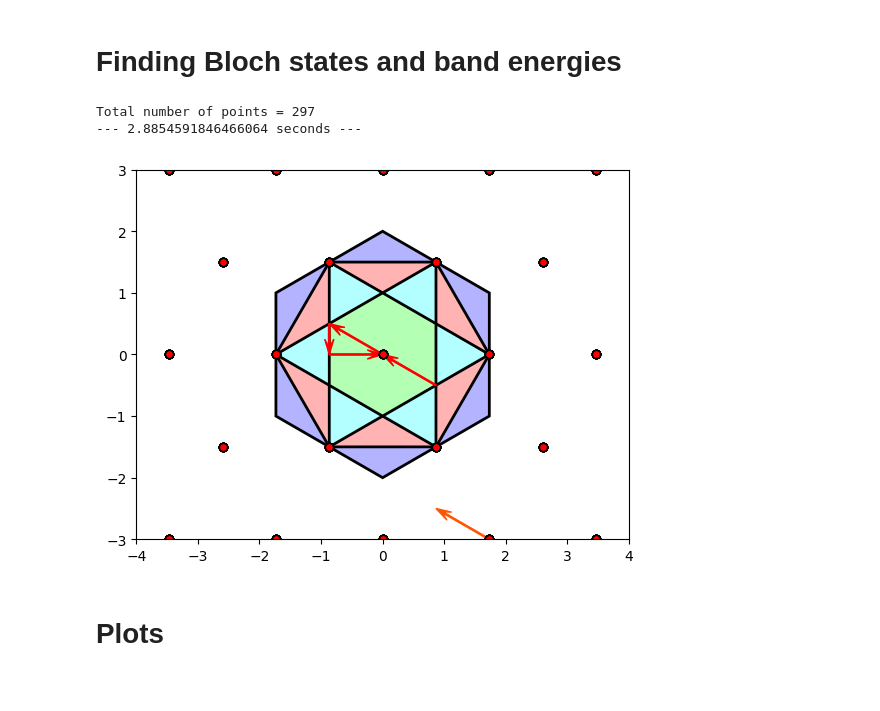
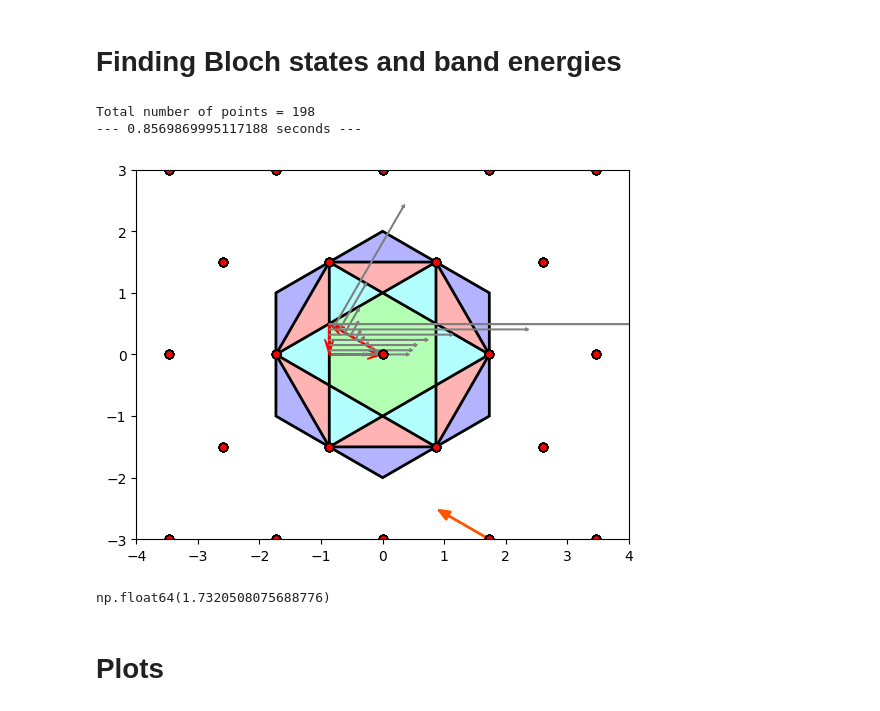
Before and after one commit to Shao-Wen-Chang/E9_constant, a Jupyter notebook: projects/general_plane_wave_expansion/band_structure.ipynb, the cells around one changed output. Drawn from its saved outputs; the diff is of its cells as text; code cells hidden in the pictures.

```diff
--- a/projects/general_plane_wave_expansion/band_structure.ipynb
+++ b/projects/general_plane_wave_expansion/band_structure.ipynb
@@ -160,35 +144,68 @@ if bool_plot_real:
 # %% [markdown]
 # Finding Bloch states and band energies
+# %%
+def fix_gauge_parallel_transport(eigenvectors):
+    """
+    Fix gauge by maximizing overlap between neighboring k-points.
+    Makes ⟨ψ(k_i)|ψ(k_{i+1})⟩ real and positive.
+    """
+    n_q, N_pw, n_bands = eigenvectors.shape
+    evecs_fixed = eigenvectors.copy()
+
+    for band in range(n_bands):
+        for i in range(1, n_q):
+            # Maximize overlap with previous state
+            overlap = np.vdot(evecs_fixed[i-1, :, band], evecs_fixed[i, :, band])
+            phase = np.angle(overlap)
+            evecs_fixed[i, :, band] *= np.exp(-1j * phase)
+
+    return evecs_fixed
 # %%
 start_time = time.time()
 
 # Generate qset
-num_points = np.array([100, 100, 60, 40]) # number of points sampled between two points (can be an array specifying each path, or just one number for all)
+num_points = np.array([100, 60, 40]) # number of points sampled between two points (can be an array specifying each path, or just one number for all)
 index_points = np.hstack((np.array([0]), np.cumsum(num_points))) - np.arange(len(num_points) + 1)
 qsets = bsc.FindqSets(num_points, qverts_arr)#bsc.FindqSets(points, Gammap/k, kp/k, mp/k, Gammap/k)
 PlotBZinput = qverts_str
 
 e_values = np.zeros((len(qsets), bandnum), dtype = np.cdouble)
 e_states = np.zeros((len(qsets), size**2, bandnum), dtype = np.cdouble)
 e_states_ni = [[] for _ in range(bandnum)]  # a list of blochstate for each band
+inter_Berry_conns_01 = np.zeros((len(qsets), 2), dtype = np.float128)
+kw_dict = {"edgecolor": 'grey', "facecolor": 'grey', "width": 0.01,
+                   "head_width": 0.05 , "head_length": 0.05, "overhang": 0.3, "length_includes_head": True}
+dddddd = 5e-1
 
 # find non-interacting solution
 print("Total number of points = {0}".format(len(qsets)))
-ax_BZ = bsc.PlotBZSubplot()
+fig_BZ, ax_BZ = plt.subplots(1, 1)#, figsize = (20, 16))
+bsc.PlotBZSubplot(ax_BZ)
 bsc.plot_qset(ax_BZ, qset = PlotBZinput)
 Hq_mmat, Hq_nmat, H_532, H_1064 = bsc.find_H_components(num, Exp_lib, center = k_center)
 for i in range(len(qsets)):
     H = bsc.find_H(qsets[i], Exp_lib, Hq_mmat, Hq_nmat, H_532, H_1064)
     e_values[i,:], e_states[i,:,:] = eigh(H, eigvals = (bandstart, bandend),
                                           overwrite_a = True, check_finite = False)
+
     for j, bandN in enumerate(range(bandstart, bandend + 1)):
         e_states_ni[j].append(bsc.blochstate(e_states[i,:,j], q = qsets[i], center = k_center, N = bandN, E = e_values[i,j], param = Exp_lib))
 
+e_states = fix_gauge_parallel_transport(e_states)
+# Now calculate Berry connection - signs will be consistent
+for i in range(len(qsets)):
+    inter_Berry_conns_01[i, :] = bsc.find_inter_Berry_conn(qsets[i], e_states[i,:,0], e_states[i,:,1], e_values[i,1] - e_values[i,0], Exp_lib, Hq_mmat, Hq_nmat)
+    if not i%10: ax_BZ.arrow(x = qsets[i][0], y = qsets[i][1], dx = inter_Berry_conns_01[i, 0]*dddddd, dy = inter_Berry_conns_01[i, 1]*dddddd, **kw_dict)
+
 print("--- {0} seconds ---".format((time.time() - start_time)))
 # %% [output]
-Total number of points = 297
---- 2.8854591846466064 seconds ---
+Total number of points = 198
+--- 0.8569869995117188 seconds ---
-[figure, old version]
+[figure, new version]
+# %%
+np.linalg.norm(E9c.g1g)
+# %% [output]
+np.float64(1.7320508075688776)
 # %%
 if not np.all(np.isreal(e_values)):
     logging.warning('Complex eigenvalue detected. Imaginary parts are discarded.')
```
Also changed, not shown: parts of 8 cells of this notebook, 3 other files.
